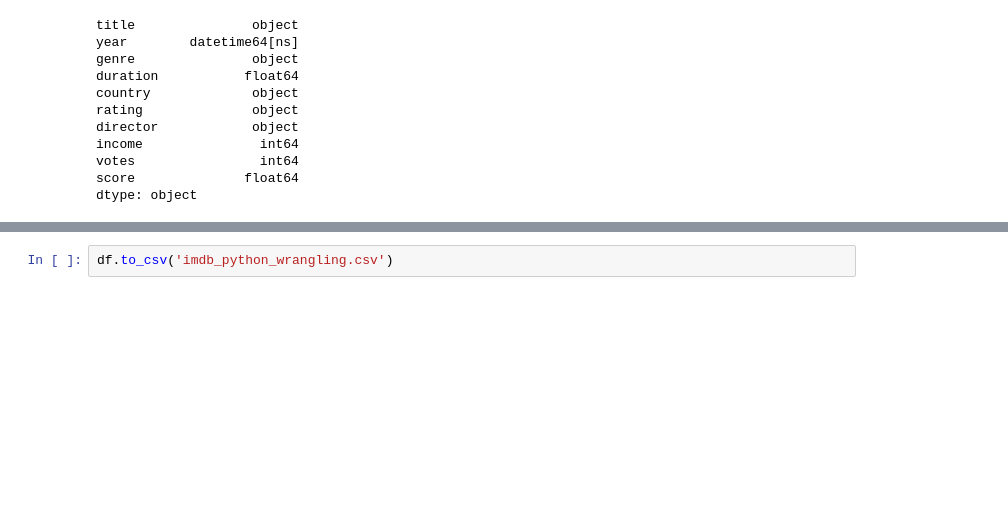
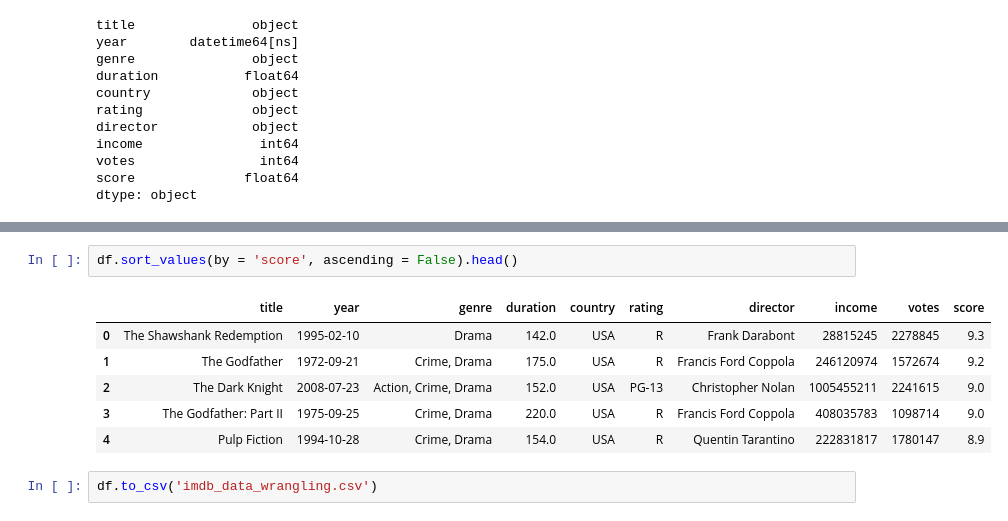
Before and after one commit to terry-martins/IMDB_Data_Wrangling, a Jupyter notebook: Data Wrangling Project v1.ipynb, the cells around one changed output, grey strips where cells are left out. Cells and saved outputs as stored; diff of their text form; blank space fills up the shorter version.

```diff
--- a/Data Wrangling Project v1.ipynb
+++ b/Data Wrangling Project v1.ipynb
@@ -779,2 +790,11 @@ dtype: object
+# %%
+df.sort_values(by = 'score', ascending = False).head()
+# %% [output]
+|  | title | year | genre | duration | country | rating | director | income | votes | score |
+| 0 | The Shawshank Redemption | 1995-02-10 | Drama | 142.0 | USA | R | Frank Darabont | 28815245 | 2278845 | 9.3 |
+| 1 | The Godfather | 1972-09-21 | Crime, Drama | 175.0 | USA | R | Francis Ford Coppola | 246120974 | 1572674 | 9.2 |
+| 2 | The Dark Knight | 2008-07-23 | Action, Crime, Drama | 152.0 | USA | PG-13 | Christopher Nolan | 1005455211 | 2241615 | 9.0 |
+| 3 | The Godfather: Part II | 1975-09-25 | Crime, Drama | 220.0 | USA | R | Francis Ford Coppola | 408035783 | 1098714 | 9.0 |
+| 4 | Pulp Fiction | 1994-10-28 | Crime, Drama | 154.0 | USA | R | Quentin Tarantino | 222831817 | 1780147 | 8.9 |
 # %%
-df.to_csv('imdb_python_wrangling.csv')
+df.to_csv('imdb_data_wrangling.csv')
```
Also changed, not shown: parts of 2 cells of this notebook.
